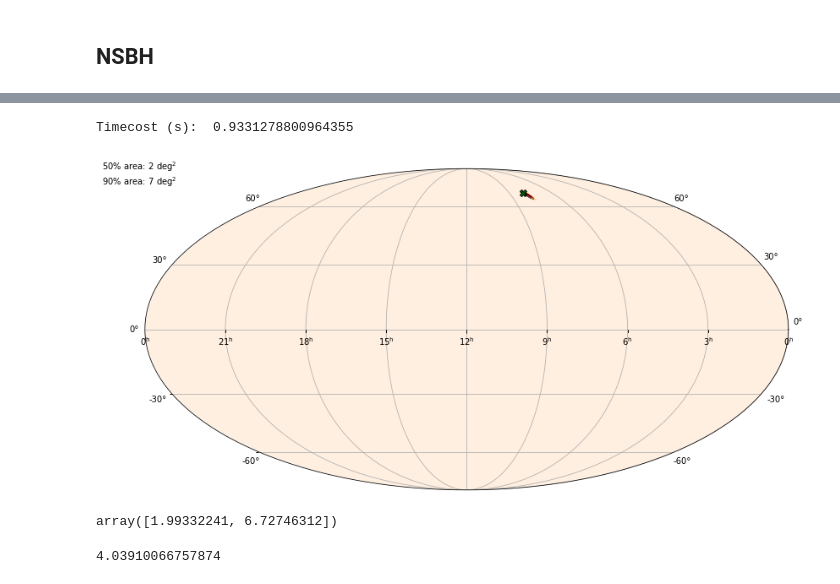
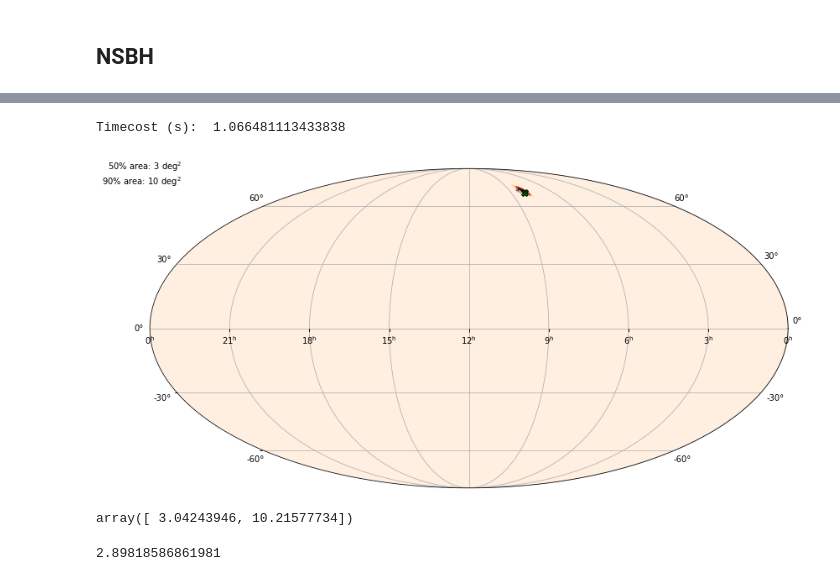
Before and after one commit to MarinerQ/SealGW, a Jupyter notebook: share/examples/example2-localization.ipynb, the cells around one changed output, grey strips where cells are left out. Cells and saved outputs as stored; diff of their text form; code cells hidden in the pictures.

Commit message:
stop using log_prob_skymap, use prob_skymap

```diff
--- a/share/examples/example2-localization.ipynb
+++ b/share/examples/example2-localization.ipynb
@@ -561,27 +560,27 @@ start_time = injection_parameters['geocent_time'] - 0.01
 end_time = injection_parameters['geocent_time'] + 0.01
 
 seal_sim = seal.Seal('example_outputs/sealconfig_bilby_lhv_NSBH.txt')
-logprob_skymap, timecost = seal_sim.localize( det_names, time_arrays, snr_arrays, max_snr, sigma_array, ntimes_array, start_time, end_time,
+prob_skymap, timecost = seal_sim.localize( det_names, time_arrays, snr_arrays, max_snr, sigma_array, ntimes_array, start_time, end_time,
          nthread,  timecost=True, interp_factor=8, use_timediff=False)
 
 print("Timecost (s): ", timecost)
 # %% [output]
-Timecost (s):  0.9331278800964355
+Timecost (s):  1.066481113433838
 # %%
 true_ra = injection_parameters['ra']
 true_dec = injection_parameters['dec']
 
 # We don't save skymap this time, just plot
-fig = sealcal.localization.plot_skymap(logprob_skymap, true_ra = true_ra, true_dec = true_dec)
+fig = sealcal.localization.plot_skymap(prob_skymap, true_ra = true_ra, true_dec = true_dec)
 # %% [output]
-[figure, old version]
+[figure, new version]
 # %%
 # Confidence area
-sealcal.localization.confidence_area(logprob_skymap, [50, 90])
+sealcal.localization.confidence_area(prob_skymap, [50, 90])
 # %% [output]
-array([1.99332241, 6.72746312])
+array([ 3.04243946, 10.21577734])
 # %%
 # Search area
-sealcal.localization.search_area(logprob_skymap, true_ra, true_dec)
+sealcal.localization.search_area(prob_skymap, true_ra, true_dec)
 # %% [output]
-4.03910066757874
+2.89818586861981
```
Also changed, not shown: parts of 18 cells of this notebook, 4 other files.
